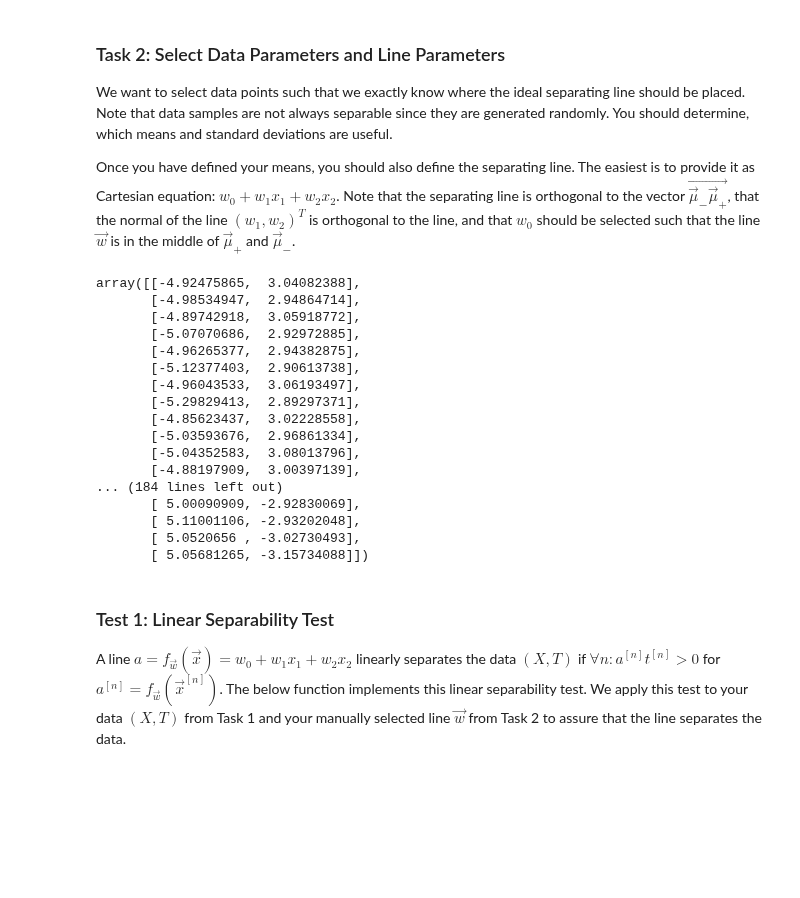
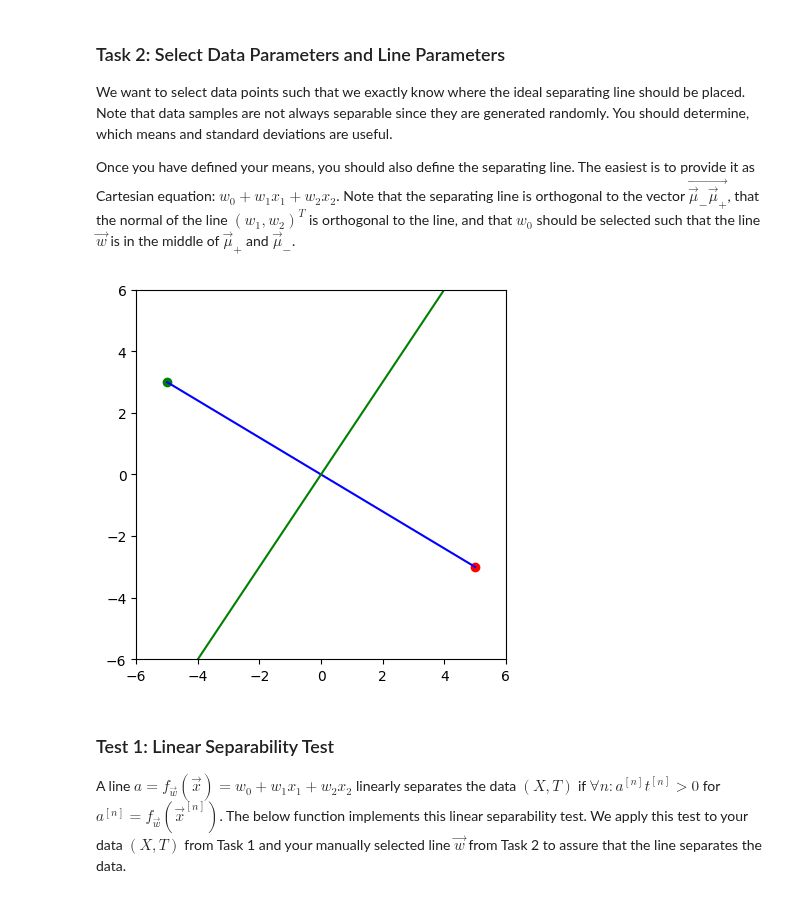
Before and after one commit to danielbarco/deeplearning, a Jupyter notebook: Assignment01.ipynb, the cells around one changed output. Saved outputs shown, nothing was run; the diff lists cells and outputs as text; code cells hidden in the pictures; blank space fills up the shorter version.

```diff
--- a/Assignment01.ipynb
+++ b/Assignment01.ipynb
@@ -77,26 +80,38 @@ You should determine, which means and standard deviations are useful.
 Once you have defined your means, you should also define the separating line.
 The easiest is to provide it as Cartesian equation: $w_0 + w_1 x_1 + w_2 x_2$.
 Note that the separating line is orthogonal to the vector $\overrightarrow{\vec\mu_- \vec\mu_+}$, that the normal of the line $(w_1, w_2)^T$ is orthogonal to the line, and that $w_0$ should be selected such that the line $\vec w$ is in the middle of $\vec\mu_+$ and $\vec\mu_-$.
-# %%
-X, T = dataset()
-
-#w_manual = ...
-X
-# %% [output]
-array([[-4.92475865,  3.04082388],
-       [-4.98534947,  2.94864714],
-       [-4.89742918,  3.05918772],
-       [-5.07070686,  2.92972885],
-       [-4.96265377,  2.94382875],
-       [-5.12377403,  2.90613738],
-       [-4.96043533,  3.06193497],
-       [-5.29829413,  2.89297371],
-       [-4.85623437,  3.02228558],
-       [-5.03593676,  2.96861334],
-       [-5.04352583,  3.08013796],
-       [-4.88197909,  3.00397139],
-... (184 lines left out)
-       [ 5.00090909, -2.92830069],
-       [ 5.11001106, -2.93202048],
-       [ 5.0520656 , -3.02730493],
-       [ 5.05681265, -3.15734088]])
+# %%
+X, T = dataset()
+# 100 linearly spaced numbers
+x = np.linspace(-5,5,100)
+
+# m  =  change in y / change in x
+# OR m =  (yA − yB) / (xA − xB)
+# m =  (3 - (-3)) / (-5 - 5)
+# m =  6 / -10
+# point slope formula: y − y1 = m(x − x1)
+# y − 3 =  - 6/10 (x − (-5))
+# y = -6/10x - 30/10 +3
+# y = -6/10x
+y = -6 / 10 * x
+# ??? how do we get the orthogonal line from this?
+
+# create a 1D vector
+mu_pos = np.array([-5,3])
+mu_neg = np.array([5,-3])
+
+# plot the vector on a 2D plane
+plt.scatter(mu_pos[0], mu_pos[1], color='green')
+plt.scatter(mu_neg[0], mu_neg[1], color='red')
+plt.plot(x,y, 'b')
+# plt.plot(x,  np.tan(np.arctan(-6/10)- 90) * x , 'g')
+## trial and error to get the orthogonal line
+plt.plot(x,  - -3/2 * x , 'g')
+plt.xlim(-6, 6)
+plt.ylim(-6, 6)
+# show the plot
+ax = plt.gca()
+ax.set_aspect('equal', adjustable='box')
+plt.show()
+# %% [output]
+[figure, added]
```
Also changed, not shown: parts of 17 cells of this notebook.
